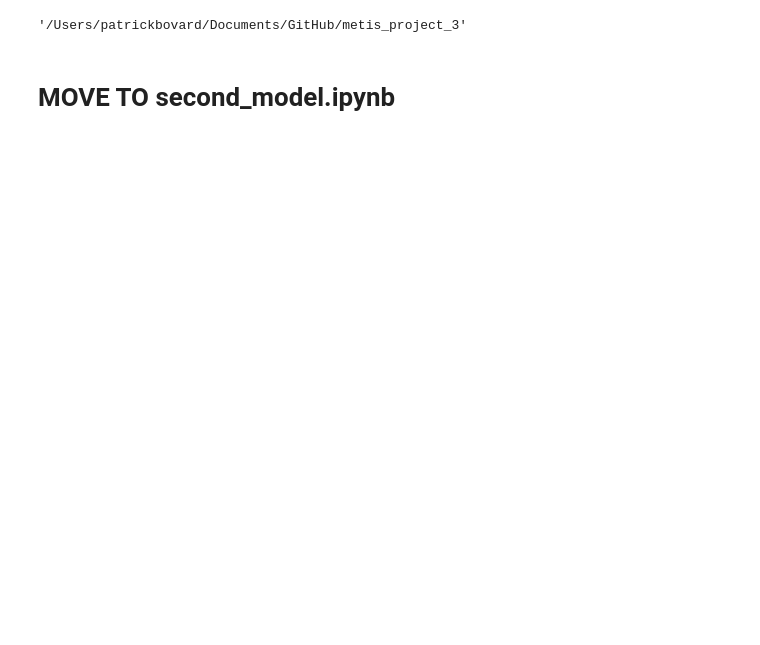
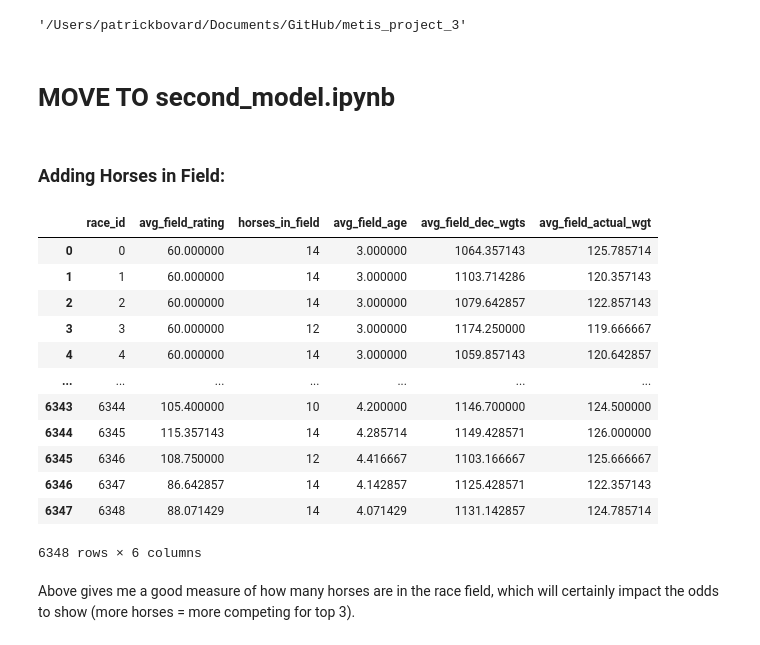
Before and after one commit to pbovard63/Predicting_Hong_Kong_Horse_Racing_Finishes, a Jupyter notebook: feature_engineering_sql.ipynb, the cells around one changed output. Saved outputs shown, nothing was run; the diff lists cells and outputs as text; code cells hidden in the pictures; blank space fills up the shorter version.

```diff
--- a/feature_engineering_sql.ipynb
+++ b/feature_engineering_sql.ipynb
@@ -1289,2 +1262,36 @@ training_horses_2.to_pickle("./Data/training_horses_2.pkl")
 # %% [markdown]
 # MOVE TO second_model.ipynb
+# %% [markdown]
+### Adding Horses in Field:
+# %%
+query = '''
+SELECT race_id,
+avg(horse_rating) AS avg_field_rating,
+count(horse_id) AS horses_in_field,
+avg(horse_age) AS avg_field_age,
+avg(declared_weight) AS avg_field_dec_wgts,
+avg(actual_weight) AS avg_field_actual_wgt
+FROM runs_table
+GROUP BY race_id
+ORDER BY race_id ASC
+;
+'''
+df = pd.read_sql(query, engine)
+
+df
+# %% [output]
+|  | race_id | avg_field_rating | horses_in_field | avg_field_age | avg_field_dec_wgts | avg_field_actual_wgt |
+| 0 | 0 | 60.000000 | 14 | 3.000000 | 1064.357143 | 125.785714 |
+| 1 | 1 | 60.000000 | 14 | 3.000000 | 1103.714286 | 120.357143 |
+| 2 | 2 | 60.000000 | 14 | 3.000000 | 1079.642857 | 122.857143 |
+| 3 | 3 | 60.000000 | 12 | 3.000000 | 1174.250000 | 119.666667 |
+| 4 | 4 | 60.000000 | 14 | 3.000000 | 1059.857143 | 120.642857 |
+| ... | ... | ... | ... | ... | ... | ... |
+| 6343 | 6344 | 105.400000 | 10 | 4.200000 | 1146.700000 | 124.500000 |
+| 6344 | 6345 | 115.357143 | 14 | 4.285714 | 1149.428571 | 126.000000 |
+| 6345 | 6346 | 108.750000 | 12 | 4.416667 | 1103.166667 | 125.666667 |
+| 6346 | 6347 | 86.642857 | 14 | 4.142857 | 1125.428571 | 122.357143 |
+| 6347 | 6348 | 88.071429 | 14 | 4.071429 | 1131.142857 | 124.785714 |
+6348 rows × 6 columns
+# %% [markdown]
+Above gives me a good measure of how many horses are in the race field, which will certainly impact the odds to show (more horses = more competing for top 3).
```
Also changed, not shown: parts of 62 cells of this notebook, 23 other files.
